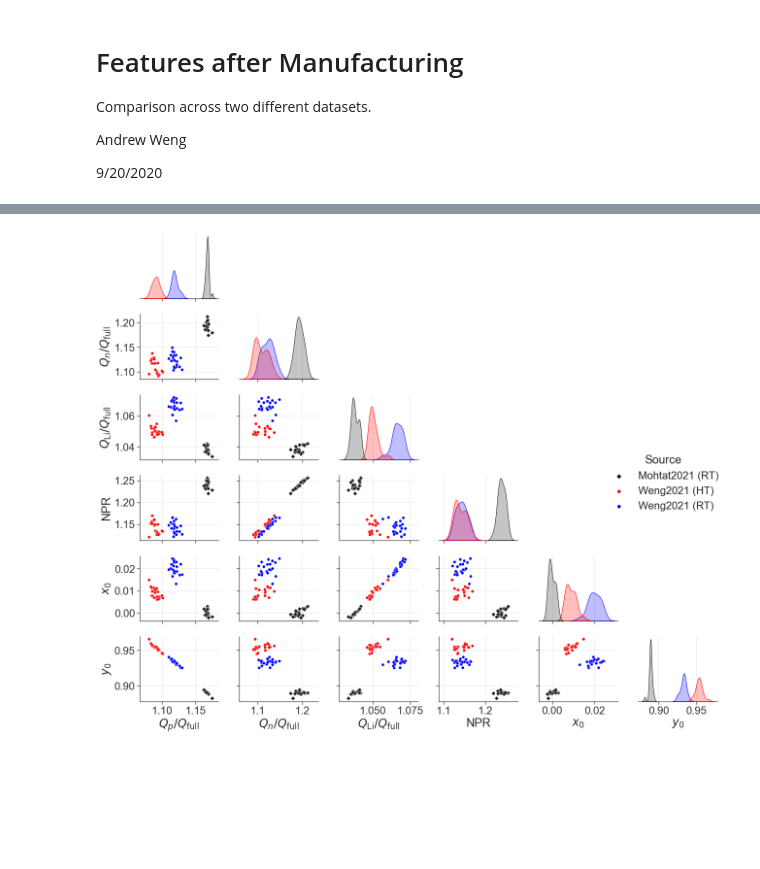
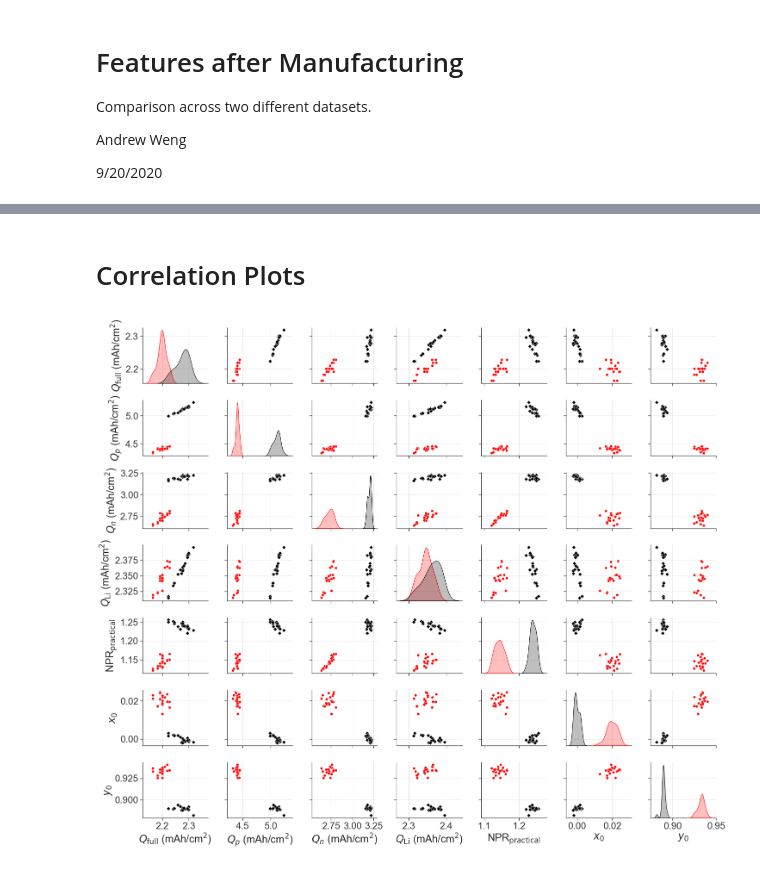
Before and after one commit to wengandrew/fast-formation, a Jupyter notebook: notebooks/2022_09_20_fig_correlations_manufacturing.ipynb, the cells around one changed output, grey strips where cells are left out. Saved outputs shown, nothing was run; the diff lists cells and outputs as text; code cells hidden in the pictures; blank space fills up the shorter version.

```diff
--- a/notebooks/2022_09_20_fig_correlations_manufacturing.ipynb
+++ b/notebooks/2022_09_20_fig_correlations_manufacturing.ipynb
@@ -108,3 +127,5 @@ df
+# %% [markdown]
+# Correlation Plots
 # %%
 custom_params = {"grid.color" : "0.9",
                  "axes.facecolor" : "w",
@@ -120,42 +141,48 @@ sns.set(font='Arial',
         color_codes=True,
         rc=custom_params)
 
-vars_to_plot = ['Cpnorm',
-                'Cnnorm',
+vars_to_plot = ['Qfullnorm',
+                'Cpnorm_full',
+                'Cnnorm_full',
                 'Clinorm',
                 'npr',
                 'x0',
                 'y0']
 
 # Generate the plot
 g = sns.pairplot(df, vars=vars_to_plot,
                         hue='Source',
                         diag_kind='auto',
-                        markers=['D', 'o', 'o'],
-                        corner=True)
+                        markers=['D', 'o'],
+                        corner=False)
 
 # Prettify axis labels
-replacements = {'Cpnorm': r'$Q_p/Q_{\mathrm{full}}$',
-                'Cnnorm': r'$Q_n/Q_{\mathrm{full}}$',
-                'Clinorm': r'$Q_{\mathrm{Li}}/Q_{\mathrm{full}}$',
-                'npr': 'NPR',
+replacements = {'Qfullnorm': r'$Q_{\mathrm{full}}$ (mAh/cm$^2$)',
+                'Cpnorm_full': r'$Q_p$ (mAh/cm$^2$)',
+                'Cnnorm_full': r'$Q_n$ (mAh/cm$^2$)',
+                'Clinorm': r'$Q_{\mathrm{Li}}$ (mAh/cm$^2$)',
+                'npr': 'NPR$_{\mathrm{practical}}$',
                 'x0' : '$x_0$',
                 'y0' : '$y_0$'}
+
+g._legend.remove()
 
 for i in range(len(vars_to_plot)):
     for j in range(len(vars_to_plot)):
         try:
             xlabel = g.axes[i][j].get_xlabel()
+        except:
+            xlabel = ''
+        try:
             ylabel = g.axes[i][j].get_ylabel()
         except:
-            xlabel = ''
             ylabel = ''
 
         if xlabel in replacements.keys():
             g.axes[i][j].set_xlabel(replacements[xlabel])
         if ylabel in replacements.keys():
             g.axes[i][j].set_ylabel(replacements[ylabel])
 
 g.fig.savefig(f'{output_path}/fig_correlations_manufacturing.png', dpi=300)
 # %% [output]
-[figure, old version]
+[figure, new version]
```
Also changed, not shown: parts of 10 cells of this notebook, 1 other file.
